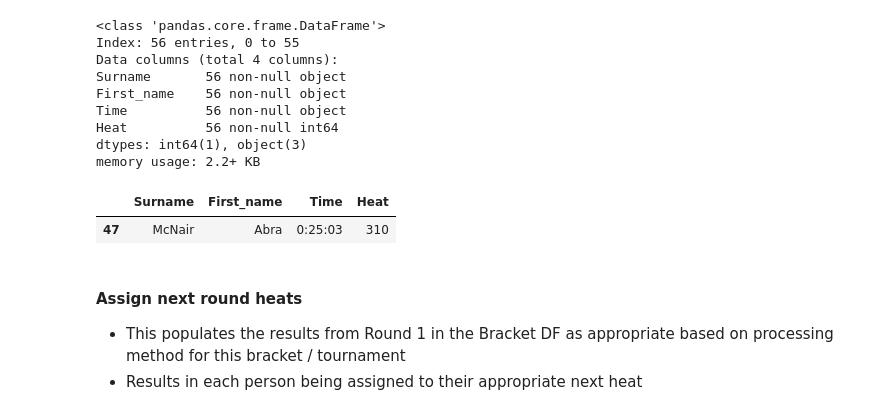
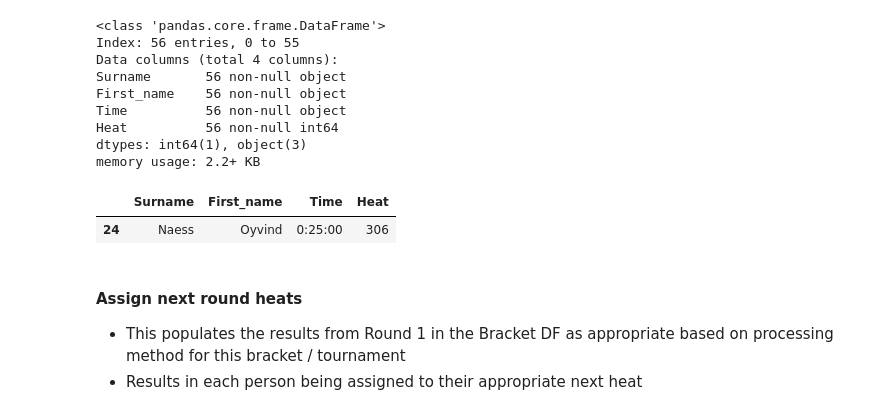
Before and after one commit to gcnuss/SART_Automation, a Jupyter notebook: 2018_SART_58.ipynb, the cells around one changed output. Drawn from its saved outputs; the diff is of its cells as text; code cells hidden in the pictures.

```diff
--- a/2018_SART_58.ipynb
+++ b/2018_SART_58.ipynb
@@ -676,10 +676,10 @@ memory usage: 2.2+ KB
 # %%
 r3_results.reset_index(inplace=True, drop=True)
 # %%
-r3_results[r3_results['First_name']=='Abra']
+r3_results[r3_results['First_name']=='Oyvind']
 # %% [output]
 |  | Surname | First_name | Time | Heat |
-| 47 | McNair | Abra | 0:25:03 | 310 |
+| 24 | Naess | Oyvind | 0:25:00 | 306 |
 # %%
 #break ties:
 
```
Also changed, not shown: parts of 21 cells of this notebook.
